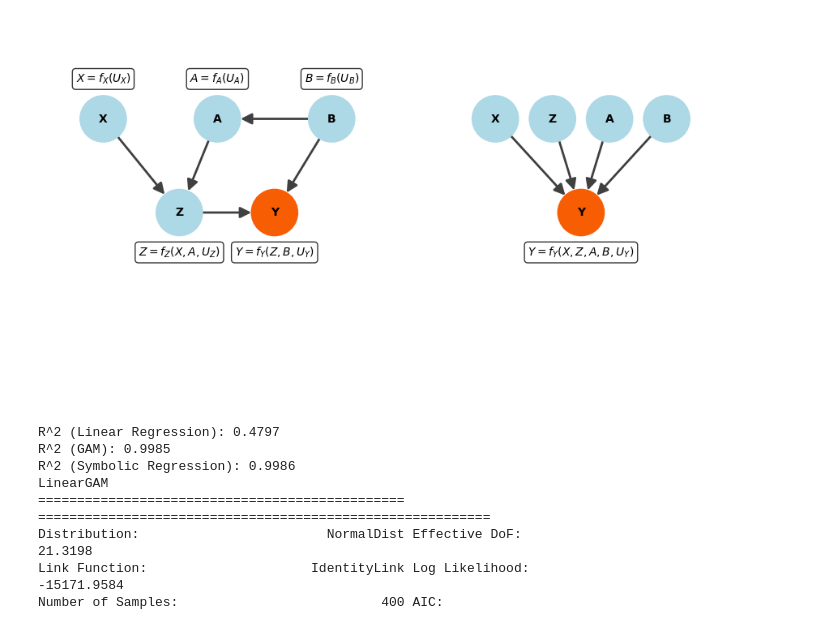
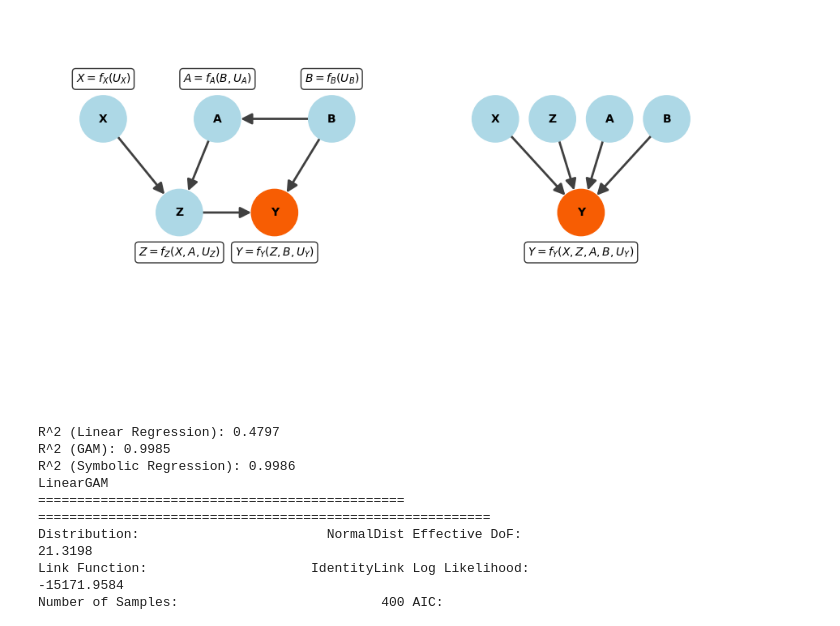
Before and after one commit to drzg15/inherently_interpretable_causal_machine_learning, a Jupyter notebook: src/001_general_visuals.ipynb, the cells around one changed output. Drawn from its saved outputs; the diff is of its cells as text; code cells hidden in the pictures.

Commit message:
update visuals

```diff
--- a/src/001_general_visuals.ipynb
+++ b/src/001_general_visuals.ipynb
@@ -165,35 +167,35 @@ labels_left = {
     'X': r'$X = f_X(U_X)$',
     'Z': r'$Z = f_Z(X, A, U_Z)$',
     'Y': r'$Y = f_Y(Z, B, U_Y)$',
-    'A': r'$A = f_A(U_A)$',
+    'A': r'$A = f_A(B, U_A)$',
     'B': r'$B = f_B(U_B)$'
 }
 draw_custom_graph(axes[0], edges_original, positions_left, labels=labels_left)
 
 # ---------- RIGHT GRAPH ----------
 edges_all_to_Y = [
     ('X', 'Y'),
     ('Z', 'Y'),
     ('A', 'Y'),
     ('B', 'Y')
 ]
 positions_right = {
     'X': (0.2, 0.9),
     'Z': (0.5, 0.9),
     'A': (0.8, 0.9),
     'B': (1.1, 0.9),
     'Y': (0.65, 0.7),
 }
 labels_right = {
     'Y': r'$Y = f_Y(X, Z, A, B, U_Y)$'
 }
 draw_custom_graph(axes[1], edges_all_to_Y, positions_right, labels=labels_right)
 
 # Save or display
 plt.savefig('visuals/static_SCM.pdf', bbox_inches='tight', pad_inches=0.02, dpi=400, format='pdf')
 plt.show()
 # %% [output]
-[figure, old version]
+[figure, new version]
 # %%
 # Create example for GAM and SR
 
```
Also changed, not shown: parts of 1 cell of this notebook, 1 other file.
